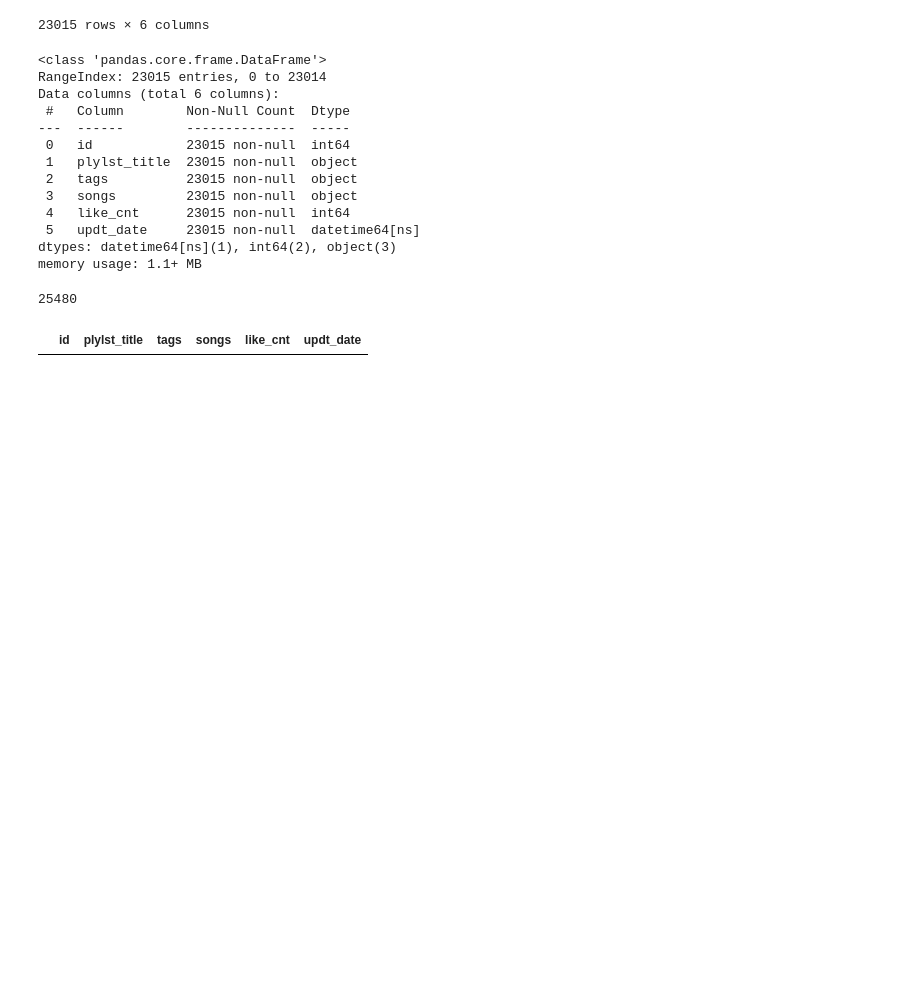
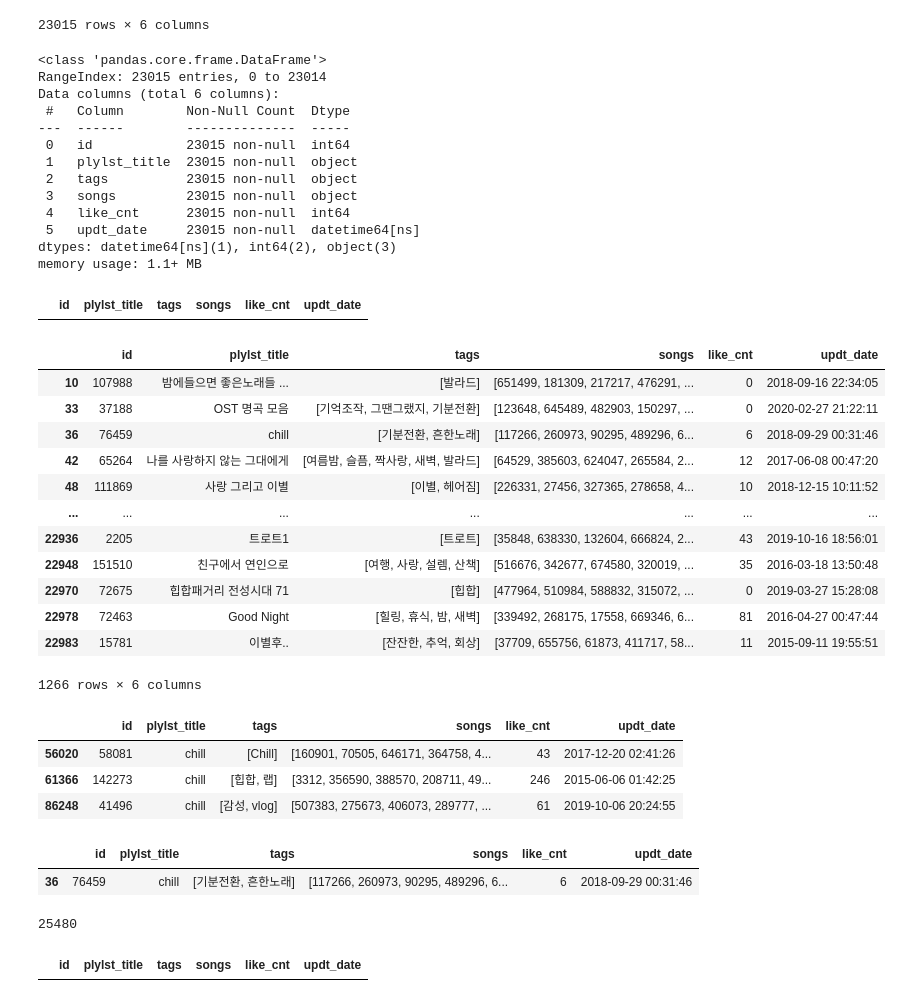
Before and after one commit to dhsong95/Hunchbrown-Melon-Playlist-Continuation, a Jupyter notebook: models/model-v1.ipynb, the cells around one changed output. Drawn from its saved outputs; the diff is of its cells as text; code cells hidden in the pictures; blank space fills up the shorter version.

```diff
--- a/models/model-v1.ipynb
+++ b/models/model-v1.ipynb
@@ -55,7 +56,7 @@ def remove_seen(seen, l):
     return [x for x in l if not (x in seen)]
 # %%
 train_path = '../arena_data/orig/train.json'
-val_path = '../arena_data/orig/val.json'
+val_path = '../arena_data/questions/val.json'
 
 train_json = load_json(train_path)
 val_json = load_json(val_path)
@@ -141,6 +146,38 @@ Data columns (total 6 columns):
  5   updt_date     23015 non-null  datetime64[ns]
 dtypes: datetime64[ns](1), int64(2), object(3)
 memory usage: 1.1+ MB
+# %%
+val_df[val_df.id.isin(train_df.id.unique())]
+# %% [output]
+|  | id | plylst_title | tags | songs | like_cnt | updt_date |
+# %%
+val_df[val_df.plylst_title.isin(train_df.plylst_title.unique())]
+# %% [output]
+|  | id | plylst_title | tags | songs | like_cnt | updt_date |
+| 10 | 107988 | 밤에들으면 좋은노래들 ... | [발라드] | [651499, 181309, 217217, 476291, ... | 0 | 2018-09-16 22:34:05 |
+| 33 | 37188 | OST 명곡 모음 | [기억조작, 그땐그랬지, 기분전환] | [123648, 645489, 482903, 150297, ... | 0 | 2020-02-27 21:22:11 |
+| 36 | 76459 | chill | [기분전환, 흔한노래] | [117266, 260973, 90295, 489296, 6... | 6 | 2018-09-29 00:31:46 |
+| 42 | 65264 | 나를 사랑하지 않는 그대에게 | [여름밤, 슬픔, 짝사랑, 새벽, 발라드] | [64529, 385603, 624047, 265584, 2... | 12 | 2017-06-08 00:47:20 |
+| 48 | 111869 | 사랑 그리고 이별 | [이별, 헤어짐] | [226331, 27456, 327365, 278658, 4... | 10 | 2018-12-15 10:11:52 |
+| ... | ... | ... | ... | ... | ... | ... |
+| 22936 | 2205 | 트로트1 | [트로트] | [35848, 638330, 132604, 666824, 2... | 43 | 2019-10-16 18:56:01 |
+| 22948 | 151510 | 친구에서 연인으로 | [여행, 사랑, 설렘, 산책] | [516676, 342677, 674580, 320019, ... | 35 | 2016-03-18 13:50:48 |
+| 22970 | 72675 | 힙합패거리 전성시대 71 | [힙합] | [477964, 510984, 588832, 315072, ... | 0 | 2019-03-27 15:28:08 |
+| 22978 | 72463 | Good Night | [힐링, 휴식, 밤, 새벽] | [339492, 268175, 17558, 669346, 6... | 81 | 2016-04-27 00:47:44 |
+| 22983 | 15781 | 이별후.. | [잔잔한, 추억, 회상] | [37709, 655756, 61873, 411717, 58... | 11 | 2015-09-11 19:55:51 |
+1266 rows × 6 columns
+# %%
+train_df[train_df.plylst_title == 'chill']
+# %% [output]
+|  | id | plylst_title | tags | songs | like_cnt | updt_date |
+| 56020 | 58081 | chill | [Chill] | [160901, 70505, 646171, 364758, 4... | 43 | 2017-12-20 02:41:26 |
+| 61366 | 142273 | chill | [힙합, 랩] | [3312, 356590, 388570, 208711, 49... | 246 | 2015-06-06 01:42:25 |
+| 86248 | 41496 | chill | [감성, vlog] | [507383, 275673, 406073, 289777, ... | 61 | 2019-10-06 20:24:55 |
+# %%
+val_df[val_df.plylst_title == 'chill']
+# %% [output]
+|  | id | plylst_title | tags | songs | like_cnt | updt_date |
+| 36 | 76459 | chill | [기분전환, 흔한노래] | [117266, 260973, 90295, 489296, 6... | 6 | 2018-09-29 00:31:46 |
 # %%
 def get_unique_value(dataframe, column, list_type=True):
     unique_values = set()
```
Also changed, not shown: parts of 43 cells of this notebook.
